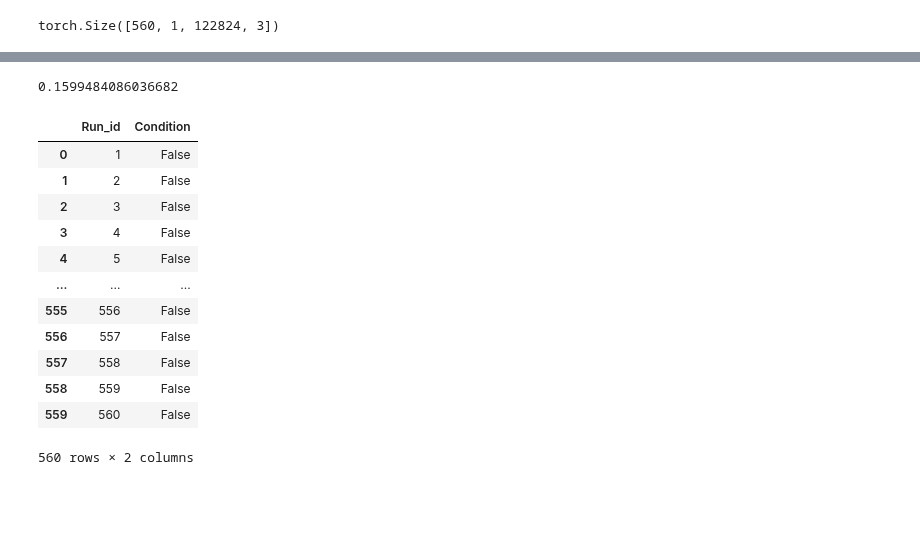
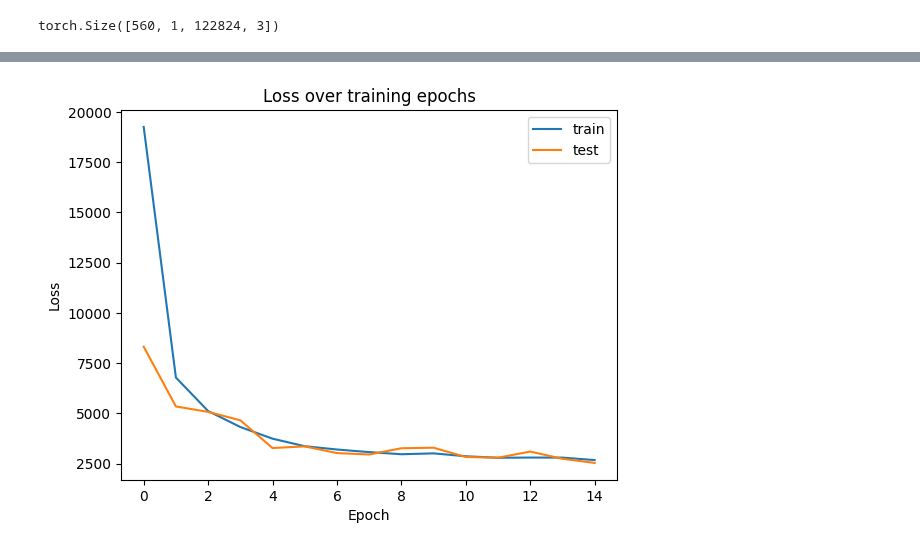
Before and after one commit to yoavlv/PHM_Data_challenge, a Jupyter notebook: models/model1.ipynb, the cells around one changed output, grey strips where cells are left out. Drawn from its saved outputs; the diff is of its cells as text; code cells hidden in the pictures; blank space fills up the shorter version.

```diff
--- a/models/model1.ipynb
+++ b/models/model1.ipynb
@@ -31,5 +32,5 @@ def create_torch_dataset():
     all_data_tensor = torch.stack(all_data, dim=0)
     return all_data_tensor
 
-tensor_t = create_torch_dataset()
+dataset_tensor = create_torch_dataset()
 # %%
@@ -123,64 +143,12 @@ Train loss: 0.04714
-# %%
-def calculate_threshold(model, data_loader):
-    model.eval()
-    errors = []
-    with torch.no_grad():
-        for X in data_loader:
-            reconstructed = model(X)
-            error = torch.mean(torch.abs(X - reconstructed), dim=[1, 2])
-            errors.extend(error.tolist())
-
-    errors = torch.tensor(errors)
-    threshold = errors.mean() + errors.std()
-    print(threshold.item())
-    return threshold.item()
-
-def eval_model(model, data_loader, threshold):
-    model.eval()
-    run_conditions = []
-    with torch.no_grad():
-        for X in data_loader:  # Directly use the data without unpacking
-            # If X is a list or tuple, get the first element as the data tensor
-            if isinstance(X, (list, tuple)):
-                X = X[0]
-
-            reconstructed = model(X)
-            error = torch.mean(torch.abs(X - reconstructed), dim=[1, 2])
-            condition = (error > threshold).int()
-            # Assuming each batch corresponds to one run
-            run_condition = condition.any().item()  # 1 if any sample in the run is an anomaly
-            run_conditions.append(run_condition)
-
-    # Create DataFrame with run_id and condition
-    result_df = pd.DataFrame({
-        'Run_id': range(1, len(run_conditions) + 1),
-        'Condition': run_conditions
-    })
-
-    return result_df
-
-
-# data_loader = train_dataloader
-full_data_loader = DataLoader(TensorDataset(tensor_t), batch_size=1)
-
-# Compute the threshold
-threshold = calculate_threshold(model, val_dataloader)
-
-# Evaluate the model
-result_df = eval_model(model, full_data_loader, threshold)
-result_df
-# %% [output]
-0.1599484086036682
-|  | Run_id | Condition |
-| 0 | 1 | False |
-| 1 | 2 | False |
-| 2 | 3 | False |
-| 3 | 4 | False |
-| 4 | 5 | False |
-| ... | ... | ... |
-| 555 | 556 | False |
-| 556 | 557 | False |
-| 557 | 558 | False |
-| 558 | 559 | False |
-| 559 | 560 | False |
-560 rows × 2 columns
+# %%
+# This plot should help to choose the THRESHOLD
+ax = plt.figure().gca()
+ax.plot(history['train'])
+ax.plot(history['val'])
+plt.ylabel('Loss')
+plt.xlabel('Epoch')
+plt.legend(['train', 'test'])
+plt.title('Loss over training epochs')
+plt.show();
+# %% [output]
+[figure, added]
```
Also changed, not shown: parts of 13 cells of this notebook, 3 other files.
